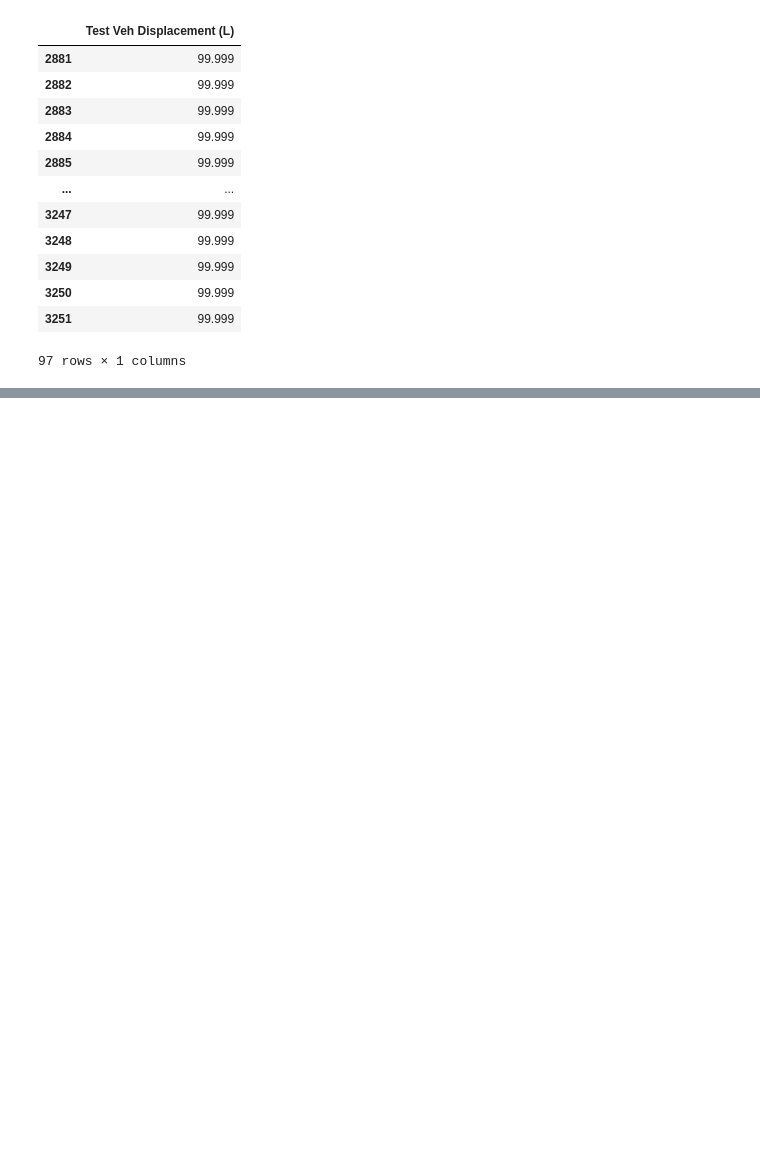
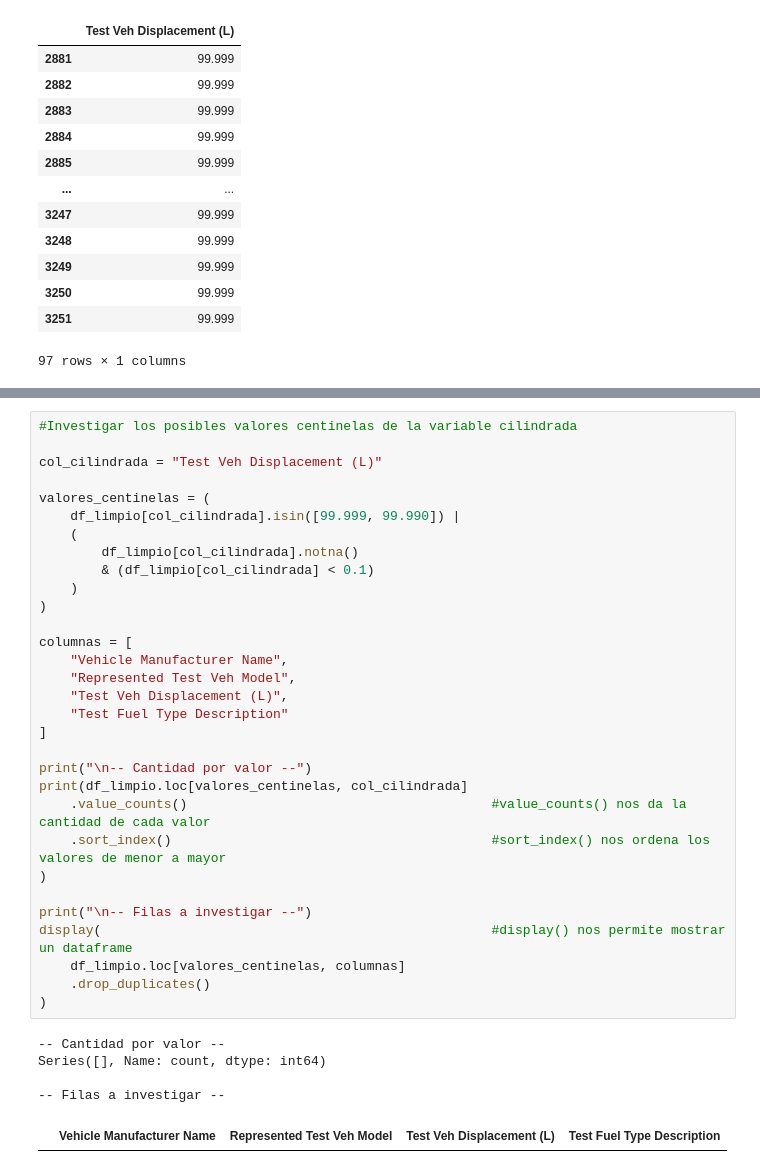
Before and after one commit to abiordorica13/TPEFUNDAMENTOS, a Jupyter notebook: Untitled-1.ipynb, the cells around one changed output, grey strips where cells are left out. Cells and saved outputs as stored; diff of their text form; blank space fills up the shorter version.

```diff
--- a/Untitled-1.ipynb
+++ b/Untitled-1.ipynb
@@ -301,0 +329,37 @@ print("Columnas originales:", df.shape[1])
+# %%
+#Investigar los posibles valores centinelas de la variable cilindrada
+
+col_cilindrada = "Test Veh Displacement (L)"
+
+valores_centinelas = (
+    df_limpio[col_cilindrada].isin([99.999, 99.990]) |
+    (
+        df_limpio[col_cilindrada].notna()
+        & (df_limpio[col_cilindrada] < 0.1)
+    )
+)
+
+columnas = [
+    "Vehicle Manufacturer Name",
+    "Represented Test Veh Model",
+    "Test Veh Displacement (L)",
+    "Test Fuel Type Description"
+]
+
+print("\n-- Cantidad por valor --")
+print(df_limpio.loc[valores_centinelas, col_cilindrada]
+    .value_counts()                                       #value_counts() nos da la cantidad de cada valor
+    .sort_index()                                         #sort_index() nos ordena los valores de menor a mayor
+)
+
+print("\n-- Filas a investigar --")
+display(                                                  #display() nos permite mostrar un dataframe
+    df_limpio.loc[valores_centinelas, columnas]
+    .drop_duplicates()
+)
+# %% [output]
+-- Cantidad por valor --
+Series([], Name: count, dtype: int64)
+
+-- Filas a investigar --
+|  | Vehicle Manufacturer Name | Represented Test Veh Model | Test Veh Displacement (L) | Test Fuel Type Description |
```
Also changed, not shown: parts of 12 cells of this notebook.
